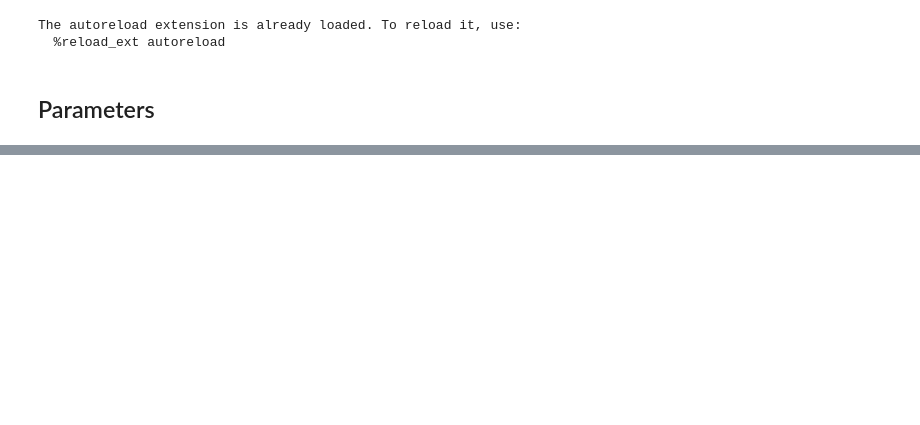
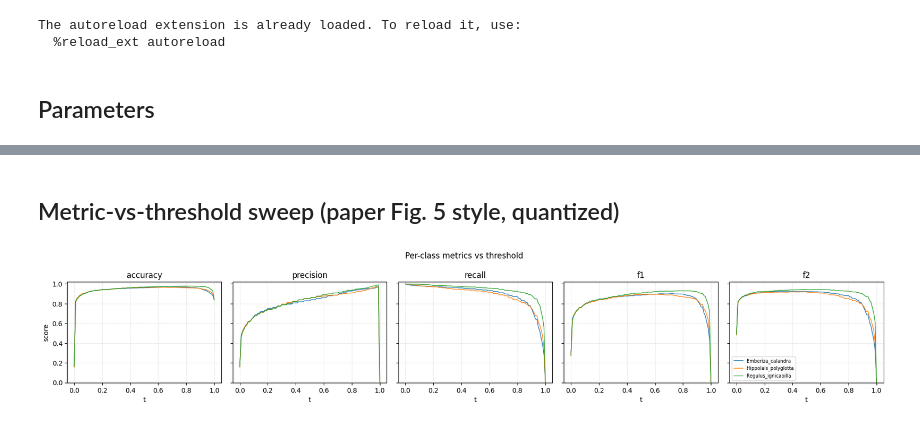
Before and after one commit to NathanDuboisset/multi-chirp, a Jupyter notebook: building/geographic_task/results.ipynb, the cells around one changed output, grey strips where cells are left out. Saved outputs shown, nothing was run; the diff lists cells and outputs as text; code cells hidden in the pictures; blank space fills up the shorter version.

```diff
--- a/building/geographic_task/results.ipynb
+++ b/building/geographic_task/results.ipynb
@@ -102,0 +28,10 @@ per-class F1 — task_s3_49_2_r50
+# %%
+# Pick which run to view. Either set COLLECTION + RUN_NAME, or set RESULTS_FILE directly.
+COLLECTION = 'task_s3_49_2_r50'
+RUN_NAME = 'mel_cnn'   # base name without .json
+
+RESULTS_FILE = ROOT / 'results' / COLLECTION / f'{RUN_NAME}.json'
+NPZ_FILE = RESULTS_FILE.with_suffix('.npz')
+NON_TARGET_NAME = 'non_target'
+print(f'JSON: {RESULTS_FILE}  exists={RESULTS_FILE.exists()}')
+print(f'NPZ : {NPZ_FILE}  exists={NPZ_FILE.exists()}')
@@ -102,0 +60,25 @@ per-class F1 — task_s3_49_2_r50
+# %%
+import numpy as np
+import matplotlib.pyplot as plt
+from building import results_io as R
+from building.models import model_eval as M
+
+run = R.load_run(RESULTS_FILE)
+float_eval = run.float_eval
+quant_eval = run.quant_eval
+cmp = run.cmp
+meta = run.meta
+label_names = run.label_names
+non_target_names = run.non_target_names
+
+print(f"run         : {meta.get('run_name')}")
+print(f"model       : {meta.get('build_model')}")
+print(f"epochs      : {meta.get('epochs_trained')}")
+print(f"timestamp   : {meta.get('timestamp')}")
+print(f"label_names : {label_names}")
+if meta.get('tflite_stats'):
+    s = meta['tflite_stats']
+    print(f"INT8 footprint: flash={s['model_size_kb']:.1f} KB  "
+          f"arena={s.get('arena_size_kb')} KB  MFLOPs={s['flops_mflops']:.3f}")
+print()
+M.print_summary(quant_eval)
@@ -102,0 +128,7 @@ per-class F1 — task_s3_49_2_r50
+# %% [markdown]
+## Metric-vs-threshold sweep (paper Fig. 5 style, quantized)
+# %%
+fig = M.plot_metric_sweep_panel(quant_eval, target_only=True)
+plt.show()
+# %% [output]
+[figure, added]
```
Also changed, not shown: parts of 25 cells of this notebook, 29 other files.
